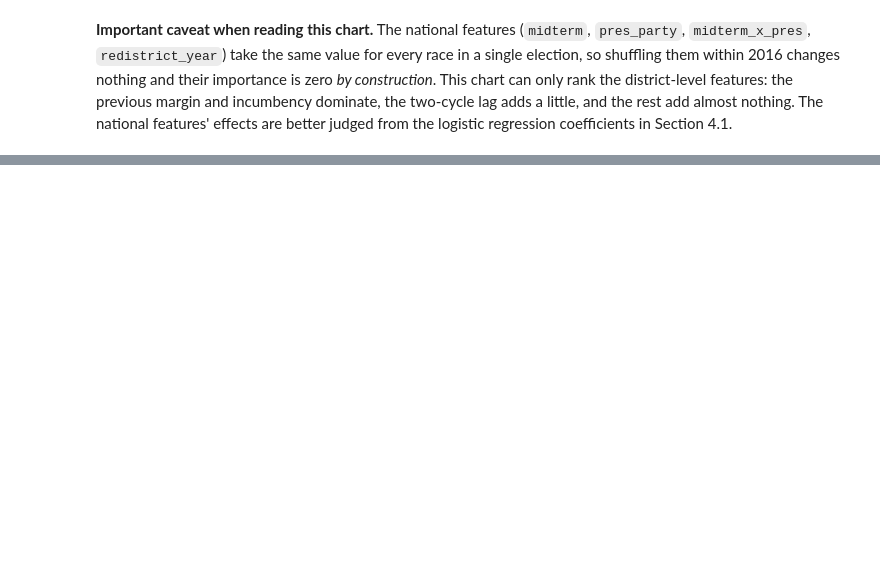
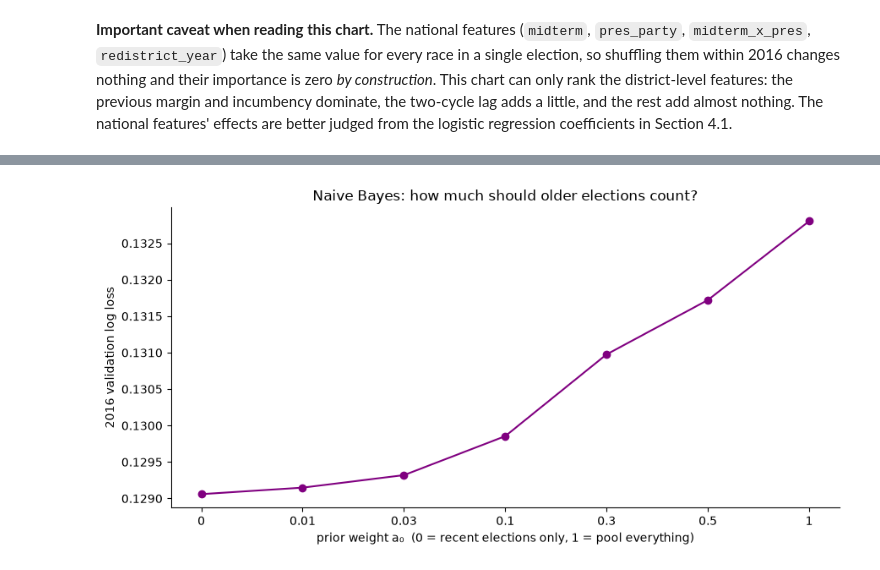
Before and after one commit to f008g9c/cosc274-house-elections, a Jupyter notebook: notebooks/02_models.ipynb, the cells around one changed output, grey strips where cells are left out. Saved outputs shown, nothing was run; the diff lists cells and outputs as text; code cells hidden in the pictures; blank space fills up the shorter version.

```diff
--- a/notebooks/02_models.ipynb
+++ b/notebooks/02_models.ipynb
@@ -143,9 +163,9 @@ def years(data, yrs):
     return data[data["year"].isin(yrs)]
 
 split_years = {
-    "prior (1978–1998)":   PRIOR_YEARS,
-    "update (2000–2014)":  UPDATE_YEARS,
-    "train (1978–2014)":   TRAIN_YEARS,
+    "prior (1978-1998)":   PRIOR_YEARS,
+    "update (2000-2014)":  UPDATE_YEARS,
+    "train (1978-2014)":   TRAIN_YEARS,
     "validation (2016)":   VAL_YEAR,
     "test (2018)":         TEST_YEAR,
     "stress test (2022)":  STRESS_YEAR,
@@ -404,0 +460,75 @@ reg_coefs
+# %%
+from scipy.special import logsumexp
+
+NB_CONT = ["margin_lag1", "margin_lag2"]
+NB_CAT = {"incumbent": [-1, 0, 1],
+          "context": ["0_-1", "0_1", "1_-1", "1_1"],      # "<midterm>_<president's party>"
+          "redistrict_year": [0, 1], "contested_lag1": [0, 1], "has_lag2": [0, 1]}
+NB_EPS = 1e-3                                             # variance smoothing
+
+def nb_frame(data):
+    out = data.copy()
+    out["context"] = out["midterm"].astype(int).astype(str) + "_" + out["pres_party"].astype(int).astype(str)
+    return out
+
+def fit_naive_bayes(hist, recent, a0):
+    # Count-based MAP estimates: recent counts + a0 * historical pseudo-counts + Laplace smoothing.
+    data = pd.concat([hist, recent])
+    w = np.concatenate([np.full(len(hist), a0), np.ones(len(recent))])
+    y = data["dem_win"].to_numpy()
+    model = {"log_prior": np.log([(w[y == c].sum() + 1) / (w.sum() + 2) for c in (0, 1)]),
+             "cat": {}, "gauss": {}}
+    for f, values in NB_CAT.items():
+        x = data[f].to_numpy()
+        model["cat"][f] = [{v: np.log((w[(y == c) & (x == v)].sum() + 1) / (w[y == c].sum() + len(values)))
+                            for v in values} for c in (0, 1)]
+    for f in NB_CONT:
+        x = data[f].to_numpy(dtype=float)
+        stats = []
+        for c in (0, 1):
+            mu = np.average(x[y == c], weights=w[y == c])
+            var = np.average((x[y == c] - mu) ** 2, weights=w[y == c]) + NB_EPS
+            stats.append((mu, var))
+        model["gauss"][f] = stats
+    return model
+
+def predict_naive_bayes(model, data):
+    scores = np.zeros((len(data), 2))
+    for c in (0, 1):
+        s = np.full(len(data), model["log_prior"][c])
+        for f in NB_CAT:
+            s += data[f].map(model["cat"][f][c]).to_numpy()
+        for f in NB_CONT:
+            mu, var = model["gauss"][f][c]
+            x = data[f].to_numpy(dtype=float)
+            s += -0.5 * np.log(2 * np.pi * var) - (x - mu) ** 2 / (2 * var)
+        scores[:, c] = s
+    return np.exp(scores[:, 1] - logsumexp(scores, axis=1))   # P(Democrat wins | x)
+
+nb_df = nb_frame(df)
+nb_prior, nb_update, nb_val = years(nb_df, PRIOR_YEARS), years(nb_df, UPDATE_YEARS), years(nb_df, VAL_YEAR)
+
+A0_GRID = [0.0, 0.01, 0.03, 0.1, 0.3, 0.5, 1.0]
+nb_models, rows = {}, []
+for a0 in A0_GRID:
+    nb_models[a0] = fit_naive_bayes(nb_prior, nb_update, a0)
+    p_val = predict_naive_bayes(nb_models[a0], nb_val)
+    rows.append({"a0": a0, "validation log loss": log_loss(y_val, p_val),
+                 "validation Brier score": brier_score_loss(y_val, p_val),
+                 "validation calibration error": expected_calibration_error(y_val, p_val)})
+a0_nb = pd.DataFrame(rows).set_index("a0")
+best_a0_nb = a0_nb["validation log loss"].idxmin()
+
+fig, ax = plt.subplots()
+ax.plot(range(len(A0_GRID)), a0_nb["validation log loss"], marker="o", color="purple")
+ax.set_xticks(range(len(A0_GRID)), [f"{a:g}" for a in A0_GRID])
+ax.set(title="Naive Bayes: how much should older elections count?",
+       xlabel="prior weight a₀  (0 = recent elections only, 1 = pool everything)",
+       ylabel="2016 validation log loss")
+fig.tight_layout(); fig.savefig(FIGS / "naive_bayes_prior_weight.png", dpi=150)
+plt.show()
+
+print(f"Selected a0 = {best_a0_nb:g}")
+a0_nb
+# %% [output]
+[figure, added]
```
Also changed, not shown: parts of 74 cells of this notebook, 4 other files.
